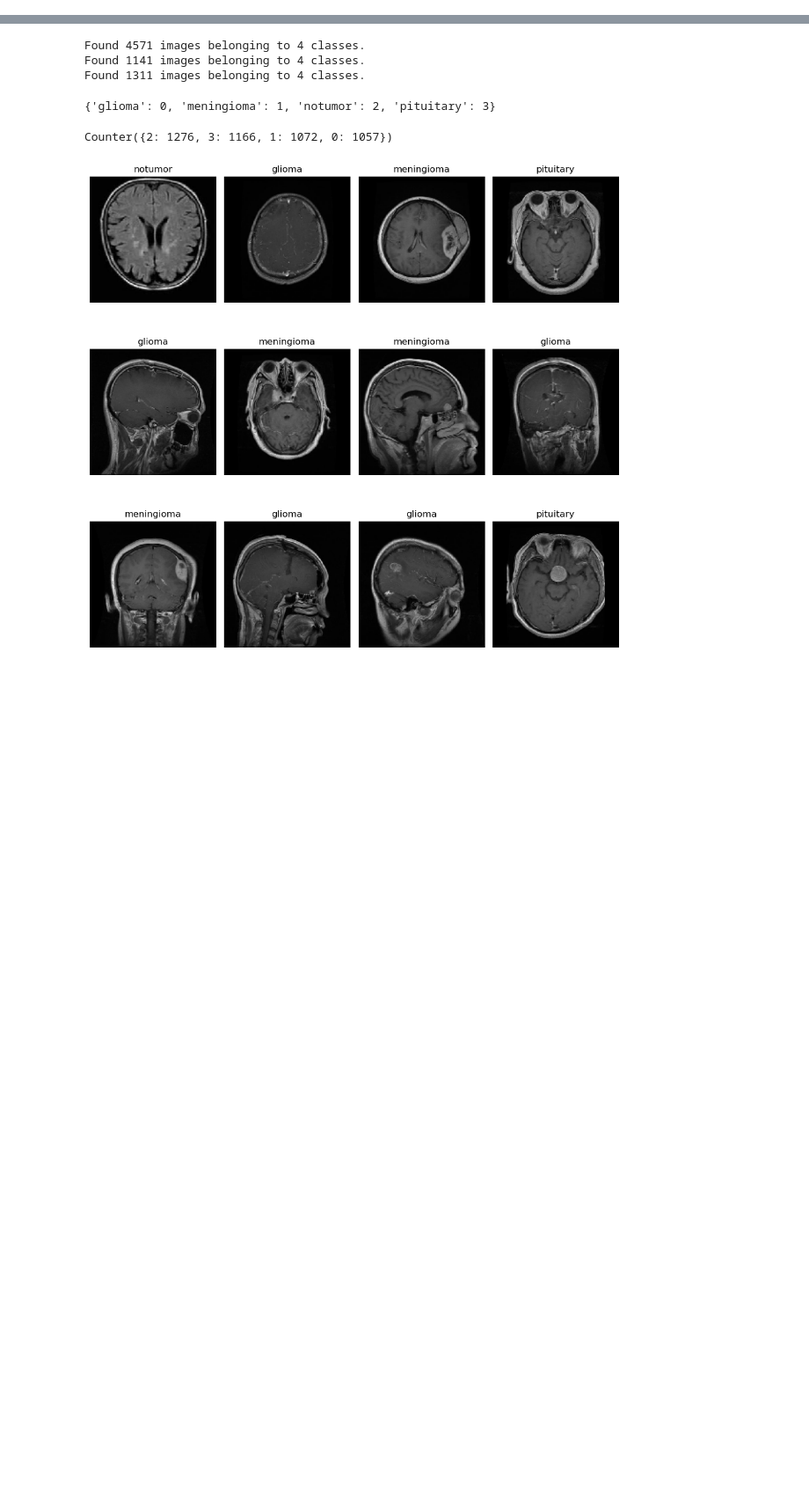
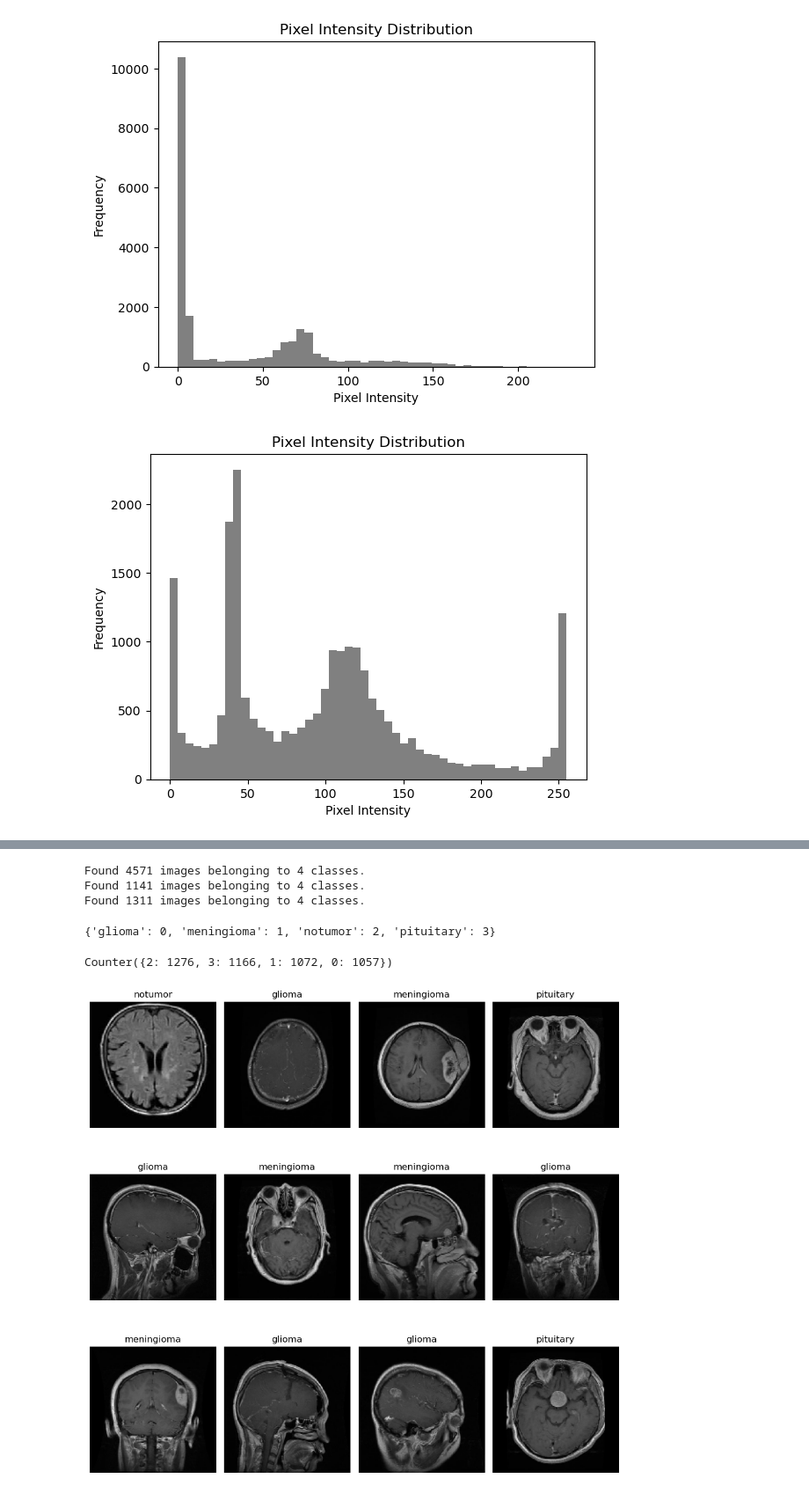
Before and after one commit to dwang917/BrainTumor_CNN, a Jupyter notebook: BrainTumorClassification.ipynb, the cells around one changed output, grey strips where cells are left out. Shown at 88% size. Saved outputs shown, nothing was run; the diff lists cells and outputs as text; code cells hidden in the pictures; blank space fills up the shorter version.

```diff
--- a/BrainTumorClassification.ipynb
+++ b/BrainTumorClassification.ipynb
@@ -15,0 +83,19 @@ test_dir = './Testing'
+# %%
+def plot_image_histogram(img_path):
+    img = load_img(img_path, target_size=(150, 150), color_mode='grayscale')
+    img_array = img_to_array(img).flatten()
+
+    plt.hist(img_array, bins=50, color='gray')
+    plt.title('Pixel Intensity Distribution')
+    plt.xlabel('Pixel Intensity')
+    plt.ylabel('Frequency')
+    plt.show()
+
+# Plot the pixel intensity histogram for one sample image from each class
+for class_name in class_names:
+    class_folder = os.path.join(train_dir, class_name)
+    img_path = os.path.join(class_folder, os.listdir(class_folder)[0])
+    plot_image_histogram(img_path)
+# %% [output]
+[figure, added]
+[figure, added]
```
Also changed, not shown: parts of 4 cells of this notebook.
